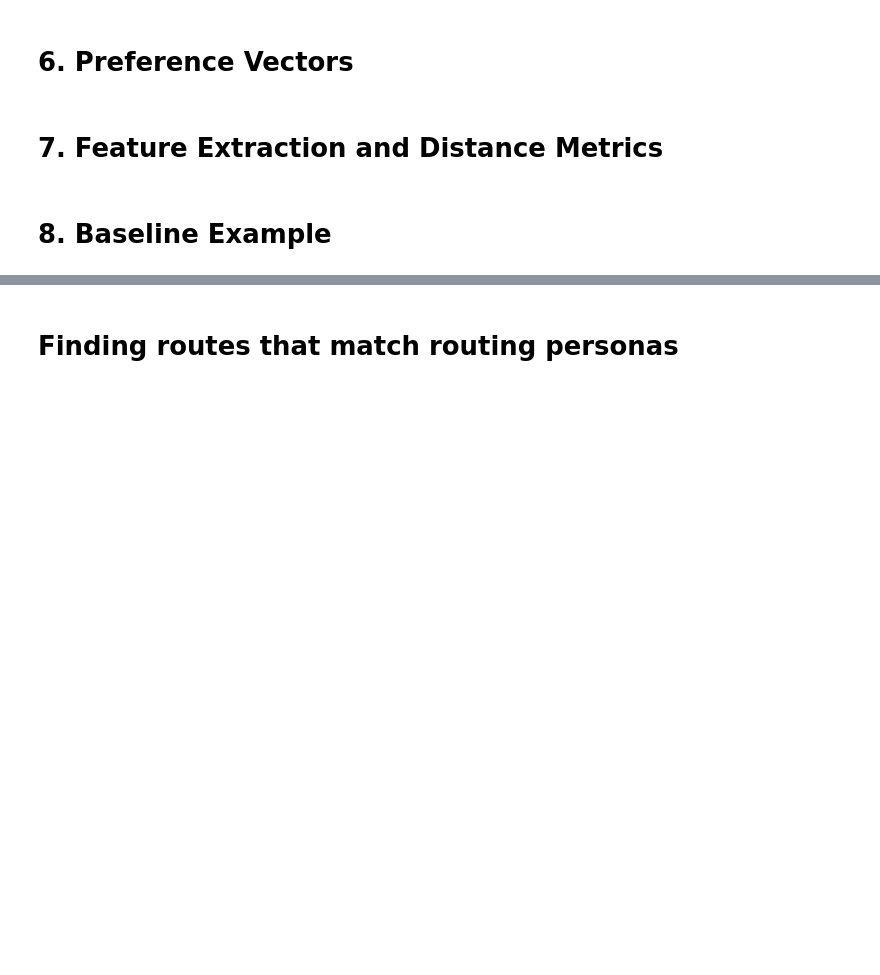
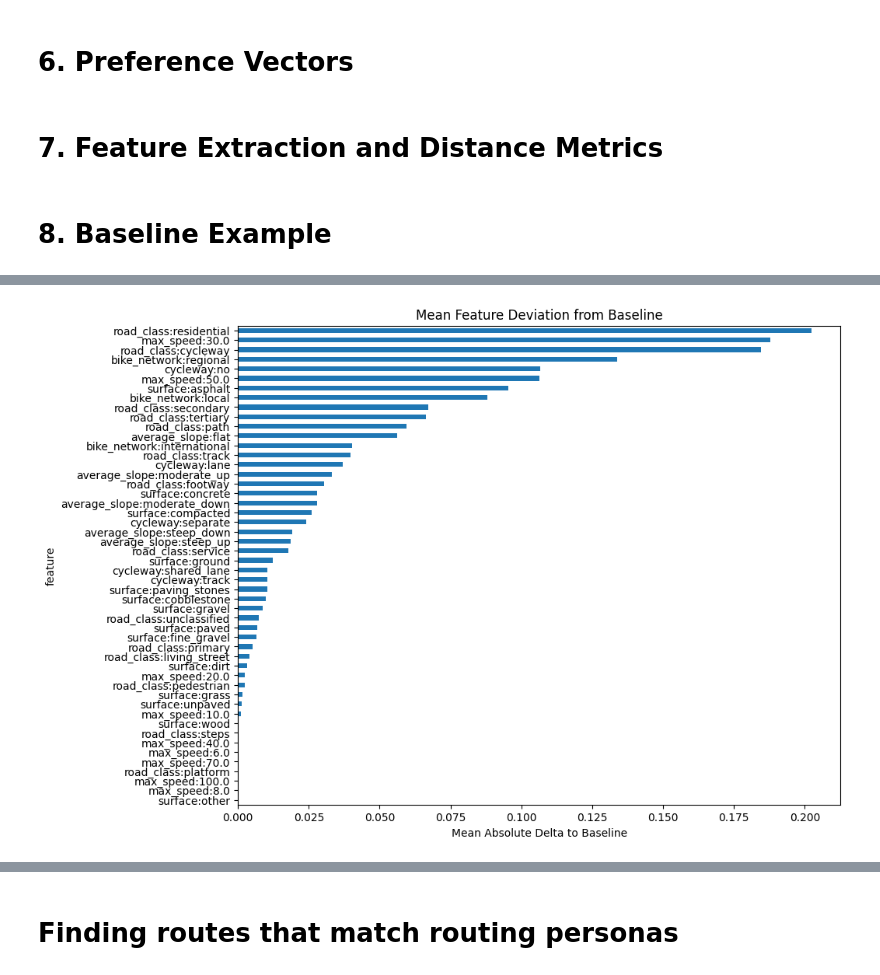
Before and after one commit to matbarg/bike-router-optimizer, a Jupyter notebook: src/experiments.ipynb, the cells around one changed output, grey strips where cells are left out. Cells and saved outputs as stored; diff of their text form; code cells hidden in the pictures; blank space fills up the shorter version.

```diff
--- a/src/experiments.ipynb
+++ b/src/experiments.ipynb
@@ -465,0 +1061,10 @@ results_df.head()
+# %%
+plt.figure(figsize=(10, 8))
+
+behavior_summary_df["mean_abs_delta_to_base"].sort_values().plot.barh()
+
+plt.xlabel("Mean Absolute Delta to Baseline")
+plt.title("Mean Feature Deviation from Baseline")
+plt.show()
+# %% [output]
+[figure, added]
```
Also changed, not shown: parts of 71 cells of this notebook, 1 other file.
